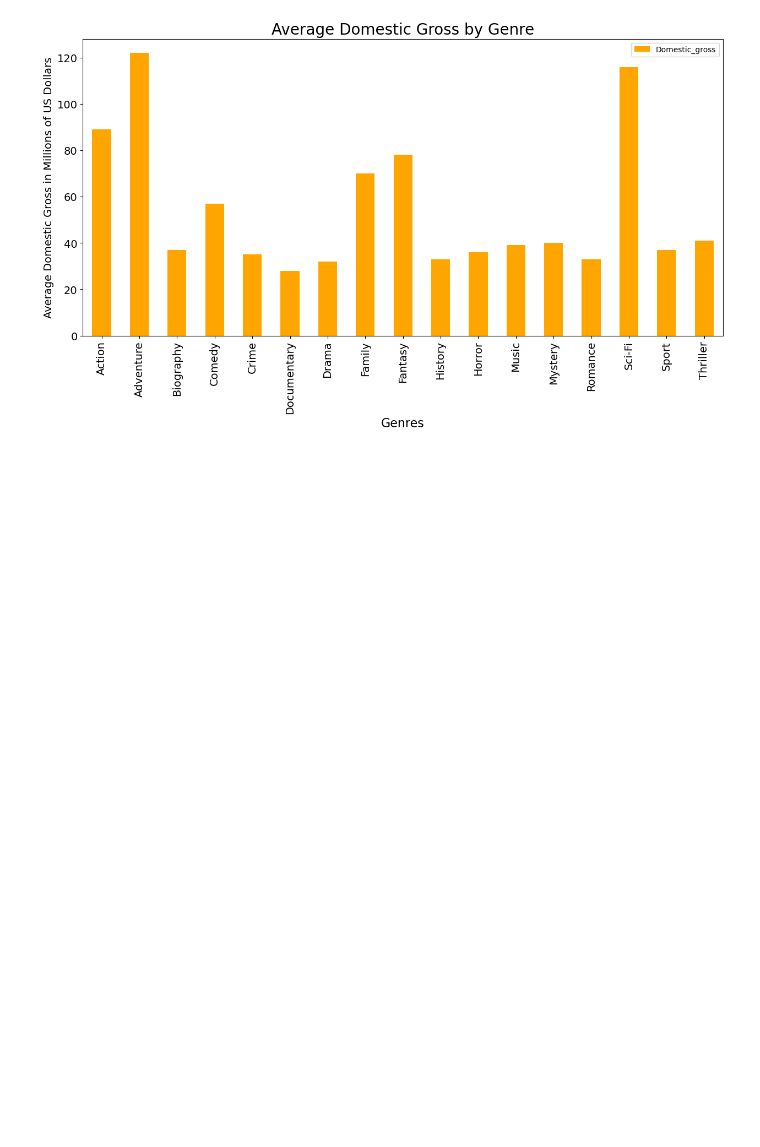
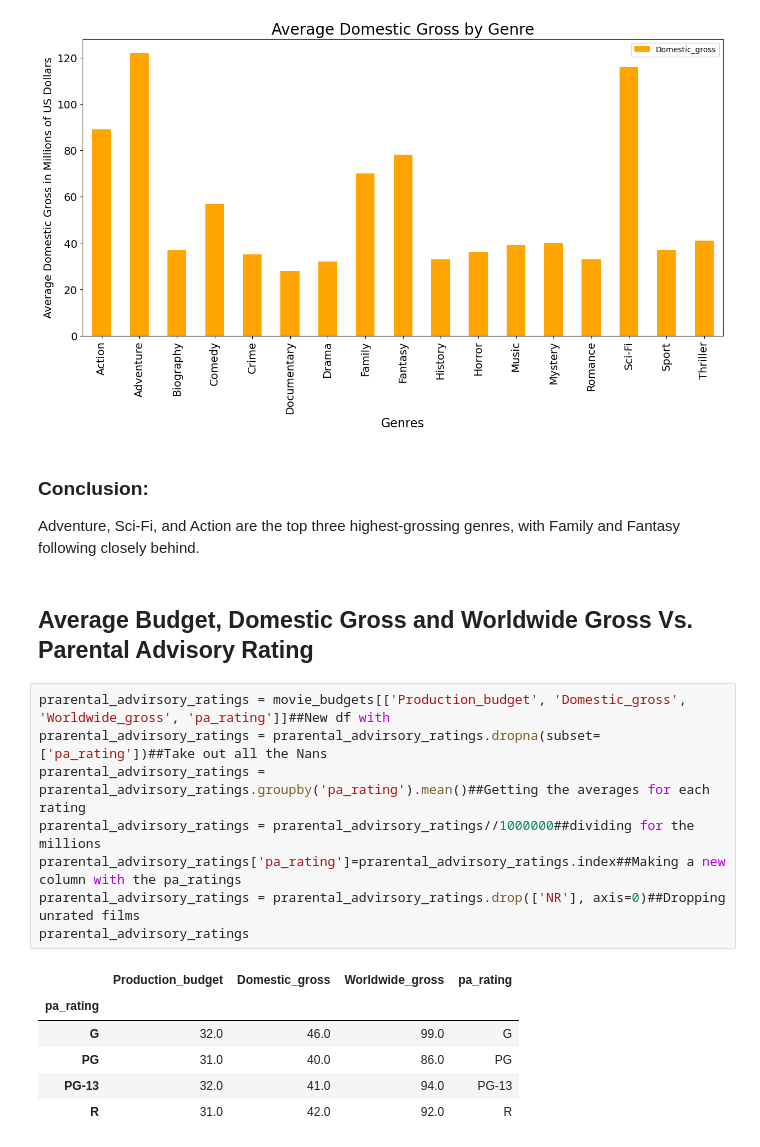
Before and after one commit to KMalinga/dsc-phase-1-project-v2-4, a Jupyter notebook: student.ipynb, the cells around one changed output. Drawn from its saved outputs; the diff is of its cells as text; blank space fills up the shorter version.

```diff
--- a/student.ipynb
+++ b/student.ipynb
@@ -637,3 +637,23 @@ plt.ylabel('Average Domestic Gross in Millions of US Dollars', fontsize=14)
 plt.savefig('average_domestic_gross_by_Genre.png')
 # %% [output]
 [figure]
+# %% [markdown]
+### Conclusion:
+Adventure, Sci-Fi, and Action are the top three highest-grossing genres, with Family and Fantasy following closely behind.
+# %% [markdown]
+## Average Budget, Domestic Gross and Worldwide Gross Vs. Parental Advisory Rating
+# %%
+prarental_advirsory_ratings = movie_budgets[['Production_budget', 'Domestic_gross', 'Worldwide_gross', 'pa_rating']]##New df with
+prarental_advirsory_ratings = prarental_advirsory_ratings.dropna(subset=['pa_rating'])##Take out all the Nans
+prarental_advirsory_ratings = prarental_advirsory_ratings.groupby('pa_rating').mean()##Getting the averages for each rating
+prarental_advirsory_ratings = prarental_advirsory_ratings//1000000##dividing for the millions
+prarental_advirsory_ratings['pa_rating']=prarental_advirsory_ratings.index##Making a new column with the pa_ratings
+prarental_advirsory_ratings = prarental_advirsory_ratings.drop(['NR'], axis=0)##Dropping unrated films
+prarental_advirsory_ratings
+# %% [output]
+|  | Production_budget | Domestic_gross | Worldwide_gross | pa_rating |
+| pa_rating |  |  |  |  |
+| G | 32.0 | 46.0 | 99.0 | G |
+| PG | 31.0 | 40.0 | 86.0 | PG |
+| PG-13 | 32.0 | 41.0 | 94.0 | PG-13 |
+| R | 31.0 | 42.0 | 92.0 | R |
```
